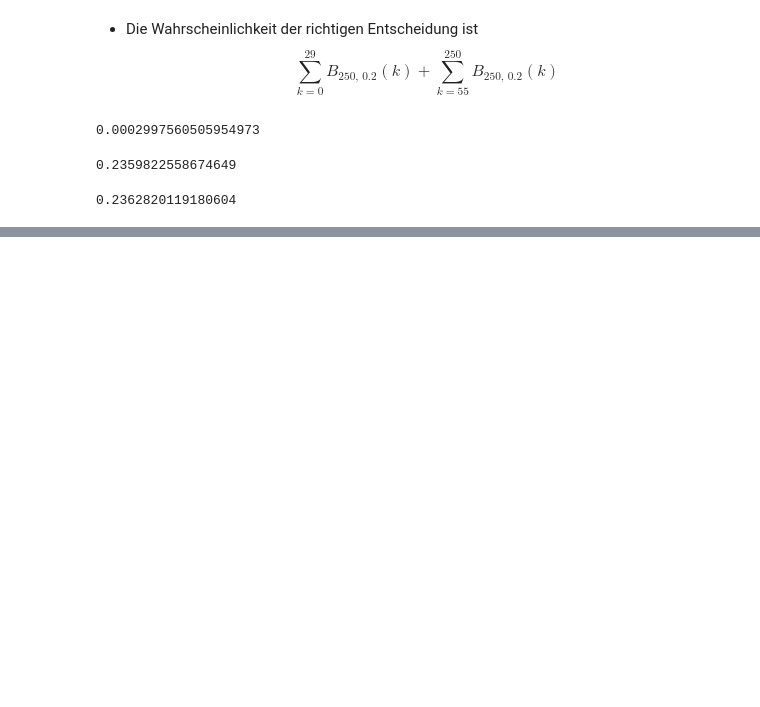
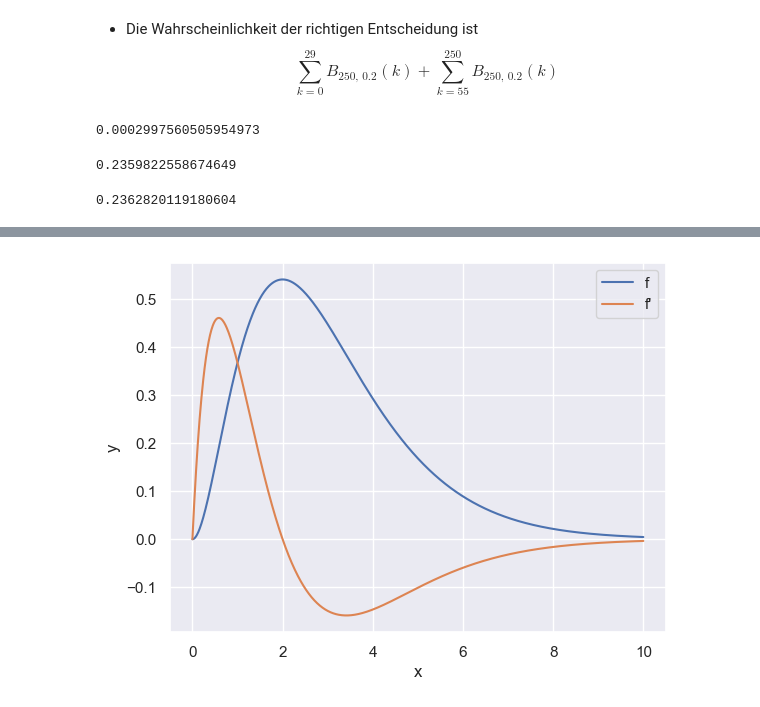
Before and after one commit to Ruediger-Braun/mfb2526, a Jupyter notebook: lektion13.ipynb, the cells around one changed output, grey strips where cells are left out. Cells and saved outputs as stored; diff of their text form; code cells hidden in the pictures; blank space fills up the shorter version.

```diff
--- a/lektion13.ipynb
+++ b/lektion13.ipynb
@@ -347,0 +357,5 @@ power
+# %%
+ax1 = sns.lineplot(data=df, x='x', y='ys', ax=ax, label="f'")
+ax1.figure
+# %% [output]
+[figure, added]
```
Also changed, not shown: parts of 114 cells of this notebook.
